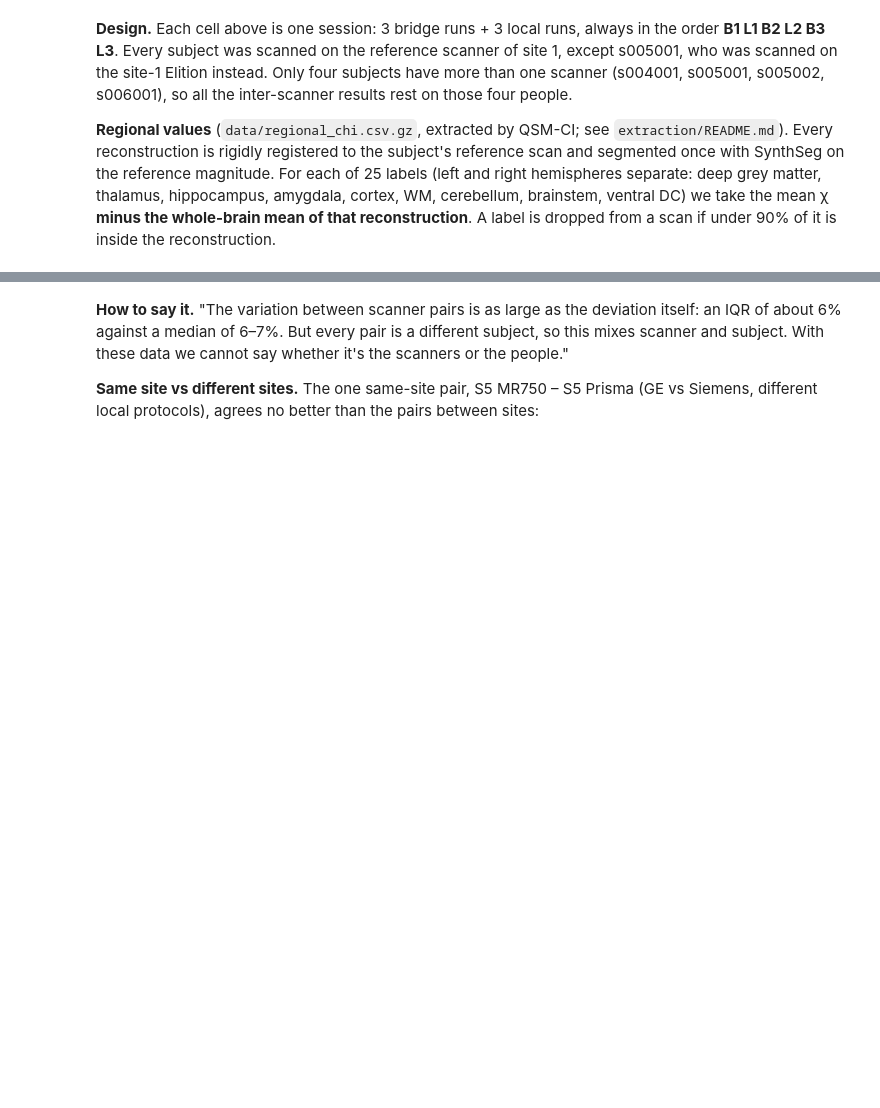
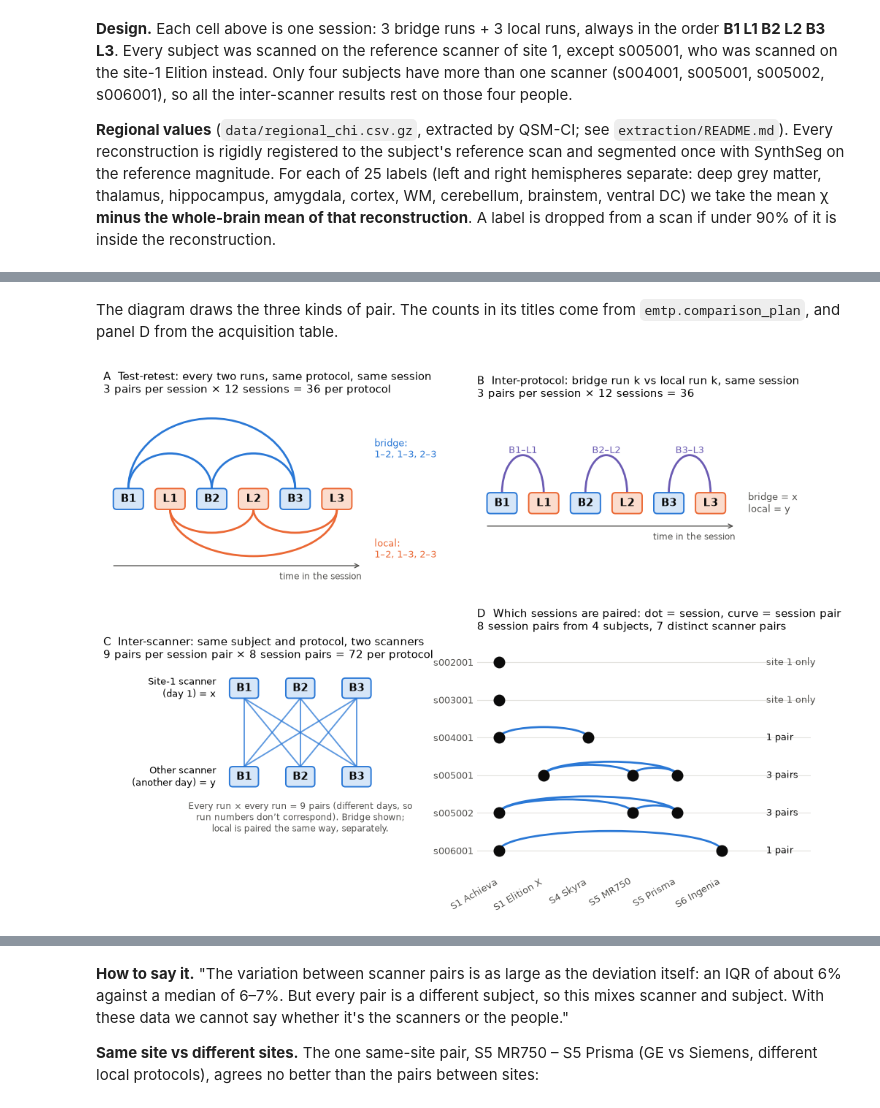
Before and after one commit to astewartau/emtp-travelling-heads, a Jupyter notebook: followup.ipynb, the cells around one changed output, grey strips where cells are left out. Saved outputs shown, nothing was run; the diff lists cells and outputs as text; code cells hidden in the pictures; blank space fills up the shorter version.

```diff
--- a/followup.ipynb
+++ b/followup.ipynb
@@ -267,0 +141,5 @@ excluded pairs: {'kept': 160293, 'slope_cap': 462}
+# %%
+fits = pair_fits(reg)
+fitted = fits.a.notna()
+pd.DataFrame({'fits': total(fitted, each=('comparison', 'protocol')),
+              'pairs per pipeline': median(total(fitted, each=('pipeline', 'comparison', 'protocol')), each=('comparison', 'protocol'))})
@@ -268 +154,15 @@ excluded pairs: {'kept': 160293, 'slope_cap': 462}
+# %% [markdown]
+The diagram draws the three kinds of pair. The counts in its titles come from `emtp.comparison_plan`, and panel D from the acquisition table.
+# %%
+plan = pd.DataFrame(emtp.comparison_plan(acq), columns=['comparison', 'x', 'y'])
+plan['protocol'] = plan.x.map(acq.set_index('acquisition').protocol)
+per_protocol = plan[plan.protocol == 'bridge'].comparison.value_counts()
+plots.pair_design(acq, name='pairs_design', counts={
+    'sessions': acq.groupby(['subject', 'scanner']).ngroups,
+    'test_retest': per_protocol['test_retest'], 'inter_scanner': per_protocol['inter_scanner'],
+    'inter_protocol': (plan.comparison == 'inter_protocol').sum(),
+    'session_pairs': per_protocol['inter_scanner'] // 9,
+    'scanner_pairs': restrict(fits.a, comparison='inter_scanner').index.get_level_values('scanner_pair').nunique()})
+# %% [output]
+[figure, added]
 # %% [markdown]
```
Also changed, not shown: parts of 61 cells of this notebook, 14 other files.
